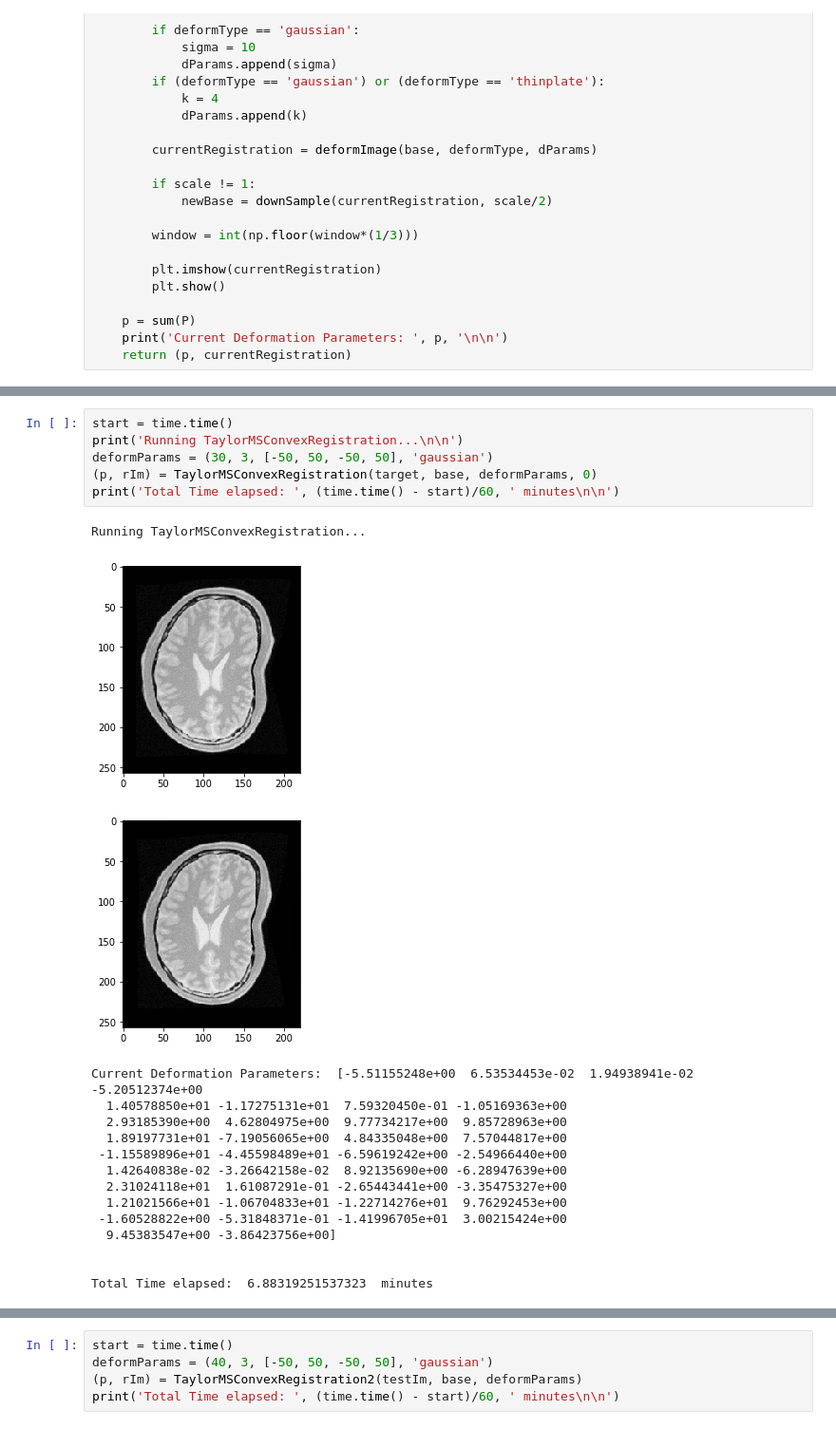
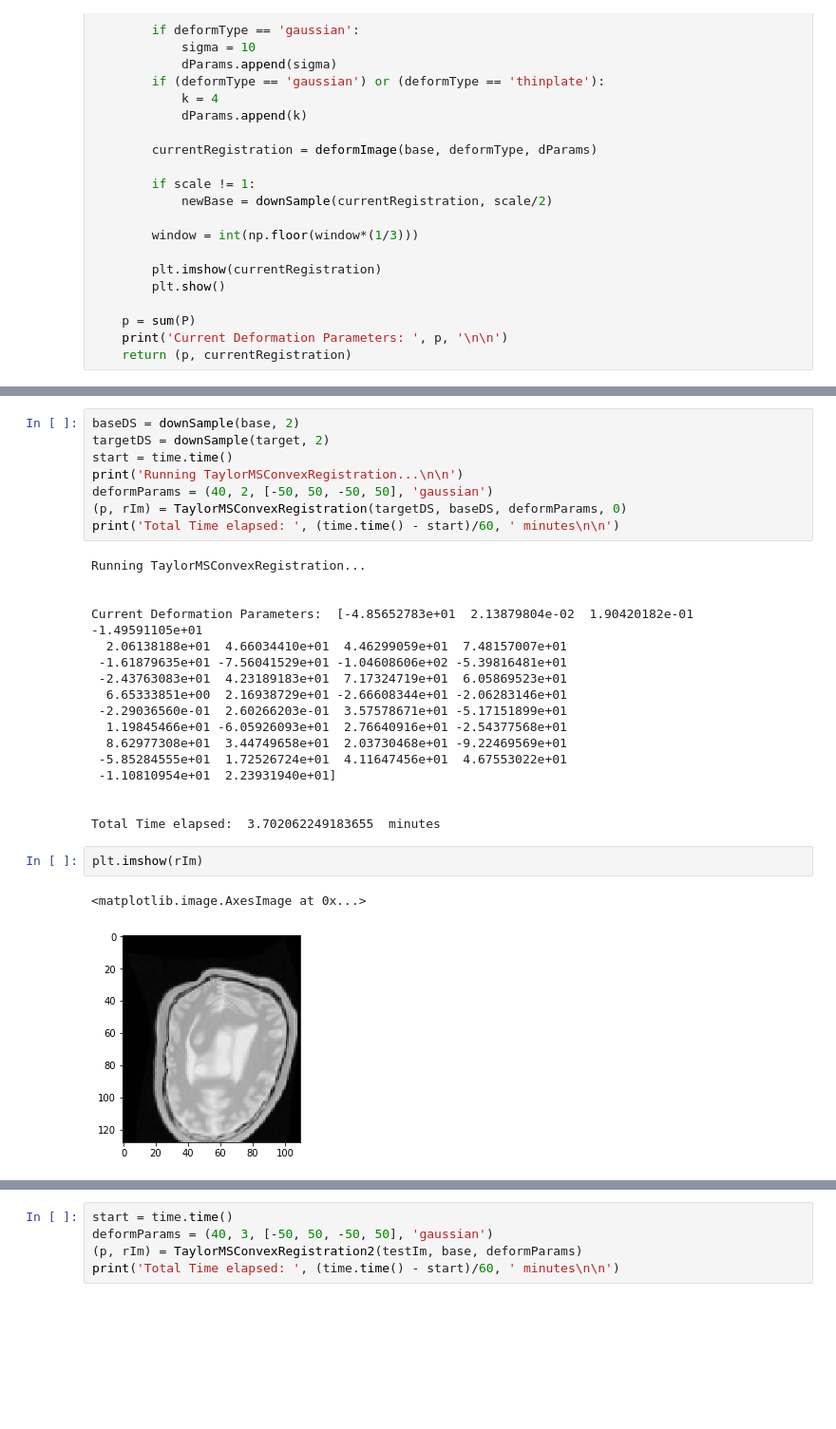
Before and after one commit to briancknight/masters-thesis, a Jupyter notebook: ConvexRegistration/TaylorMSRegistrationStuff.ipynb, the cells around one changed output, grey strips where cells are left out. Shown at 95% size. Drawn from its saved outputs; the diff is of its cells as text; blank space fills up the shorter version.

```diff
--- a/ConvexRegistration/TaylorMSRegistrationStuff.ipynb
+++ b/ConvexRegistration/TaylorMSRegistrationStuff.ipynb
@@ -120,25 +120,32 @@ plt.imshow(target)
 # %%
+baseDS = downSample(base, 2)
+targetDS = downSample(target, 2)
 start = time.time()
 print('Running TaylorMSConvexRegistration...\n\n')
-deformParams = (30, 3, [-50, 50, -50, 50], 'gaussian')
-(p, rIm) = TaylorMSConvexRegistration(target, base, deformParams, 0)
+deformParams = (40, 2, [-50, 50, -50, 50], 'gaussian')
+(p, rIm) = TaylorMSConvexRegistration(targetDS, baseDS, deformParams, 0)
 print('Total Time elapsed: ', (time.time() - start)/60, ' minutes\n\n')
 # %% [output]
 Running TaylorMSConvexRegistration...
+
+
+Current Deformation Parameters:  [-4.85652783e+01  2.13879804e-02  1.90420182e-01 -1.49591105e+01
+  2.06138188e+01  4.66034410e+01  4.46299059e+01  7.48157007e+01
+ -1.61879635e+01 -7.56041529e+01 -1.04608606e+02 -5.39816481e+01
+ -2.43763083e+01  4.23189183e+01  7.17324719e+01  6.05869523e+01
+  6.65333851e+00  2.16938729e+01 -2.66608344e+01 -2.06283146e+01
+ -2.29036560e-01  2.60266203e-01  3.57578671e+01 -5.17151899e+01
+  1.19845466e+01 -6.05926093e+01  2.76640916e+01 -2.54377568e+01
+  8.62977308e+01  3.44749658e+01  2.03730468e+01 -9.22469569e+01
+ -5.85284555e+01  1.72526724e+01  4.11647456e+01  4.67553022e+01
+ -1.10810954e+01  2.23931940e+01]
+
+
+Total Time elapsed:  3.702062249183655  minutes
-[figure, removed]
-[figure, removed]
-Current Deformation Parameters:  [-5.51155248e+00  6.53534453e-02  1.94938941e-02 -5.20512374e+00
-  1.40578850e+01 -1.17275131e+01  7.59320450e-01 -1.05169363e+00
-  2.93185390e+00  4.62804975e+00  9.77734217e+00  9.85728963e+00
-  1.89197731e+01 -7.19056065e+00  4.84335048e+00  7.57044817e+00
- -1.15589896e+01 -4.45598489e+01 -6.59619242e+00 -2.54966440e+00
-  1.42640838e-02 -3.26642158e-02  8.92135690e+00 -6.28947639e+00
-  2.31024118e+01  1.61087291e-01 -2.65443441e+00 -3.35475327e+00
-  1.21021566e+01 -1.06704833e+01 -1.22714276e+01  9.76292453e+00
- -1.60528822e+00 -5.31848371e-01 -1.41996705e+01  3.00215424e+00
-  9.45383547e+00 -3.86423756e+00]
-
-
-Total Time elapsed:  6.88319251537323  minutes
+# %%
+plt.imshow(rIm)
+# %% [output]
+<matplotlib.image.AxesImage at 0x...>
+[figure, added]
 # %%
 pilIm = Image.fromarray(np.uint8(target))
```
Also changed, not shown: parts of 3 cells of this notebook, 31 other files.
